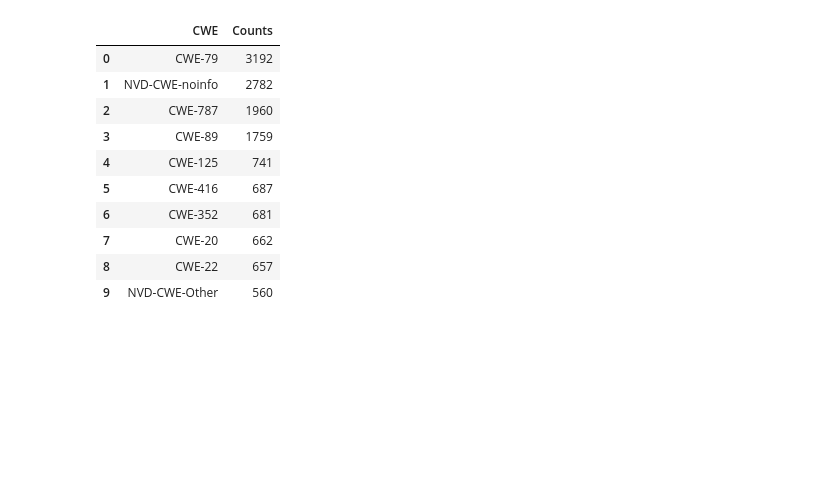
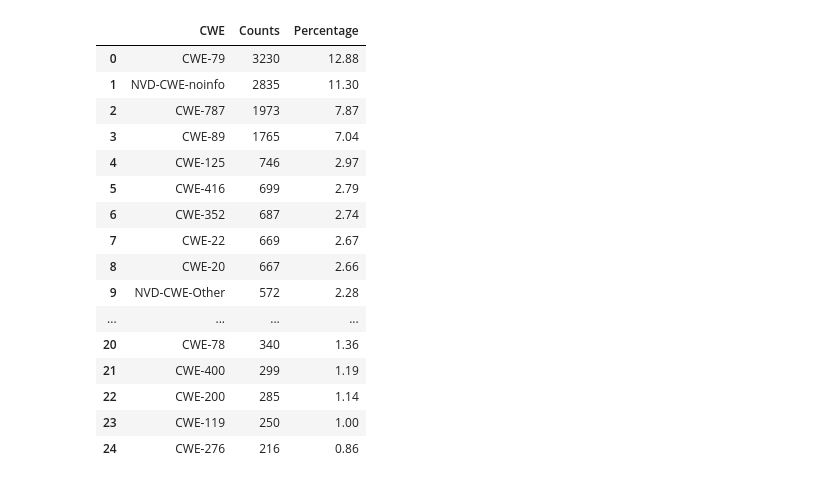
Before and after one commit to jgamblin/CVEReview, a Jupyter notebook: 2022_CWE.ipynb, the cells around one changed output. Cells and saved outputs as stored; diff of their text form; code cells hidden in the pictures; blank space fills up the shorter version.

```diff
--- a/2022_CWE.ipynb
+++ b/2022_CWE.ipynb
@@ -146,6 +146,8 @@ per_day = nvdcount/numberofdays.days
 nvd_cwe = nvd['CWE'].value_counts()
 nvd_cwe = nvd_cwe.reset_index()
 nvd_cwe.columns = ['CWE', 'Counts']
+nvd_cwe['Percentage'] = ( nvd_cwe['Counts'] /
+                       nvd_cwe['Counts'].sum()) * 100
 nvd_cwe_graph = nvd_cwe[nvd_cwe.Counts > 100].head(25)
 plt.figure(figsize=(10,10));
 plt.barh("CWE", "Counts", data = nvd_cwe_graph, color="#001d82");
@@ -157,15 +159,21 @@ plt.title("Most Common CWE in CVE Records");
 # %%
-nvd_cwe.head(10)
+nvd_cwe.head(25).round(2)
 # %% [output]
-|  | CWE | Counts |
-| 0 | CWE-79 | 3192 |
-| 1 | NVD-CWE-noinfo | 2782 |
-| 2 | CWE-787 | 1960 |
-| 3 | CWE-89 | 1759 |
-| 4 | CWE-125 | 741 |
-| 5 | CWE-416 | 687 |
-| 6 | CWE-352 | 681 |
-| 7 | CWE-20 | 662 |
-| 8 | CWE-22 | 657 |
-| 9 | NVD-CWE-Other | 560 |
+|  | CWE | Counts | Percentage |
+| 0 | CWE-79 | 3230 | 12.88 |
+| 1 | NVD-CWE-noinfo | 2835 | 11.30 |
+| 2 | CWE-787 | 1973 | 7.87 |
+| 3 | CWE-89 | 1765 | 7.04 |
+| 4 | CWE-125 | 746 | 2.97 |
+| 5 | CWE-416 | 699 | 2.79 |
+| 6 | CWE-352 | 687 | 2.74 |
+| 7 | CWE-22 | 669 | 2.67 |
+| 8 | CWE-20 | 667 | 2.66 |
+| 9 | NVD-CWE-Other | 572 | 2.28 |
+| ... | ... | ... | ... |
+| 20 | CWE-78 | 340 | 1.36 |
+| 21 | CWE-400 | 299 | 1.19 |
+| 22 | CWE-200 | 285 | 1.14 |
+| 23 | CWE-119 | 250 | 1.00 |
+| 24 | CWE-276 | 216 | 0.86 |
 # %%
```
Also changed, not shown: parts of 5 cells of this notebook, 7 other files.
